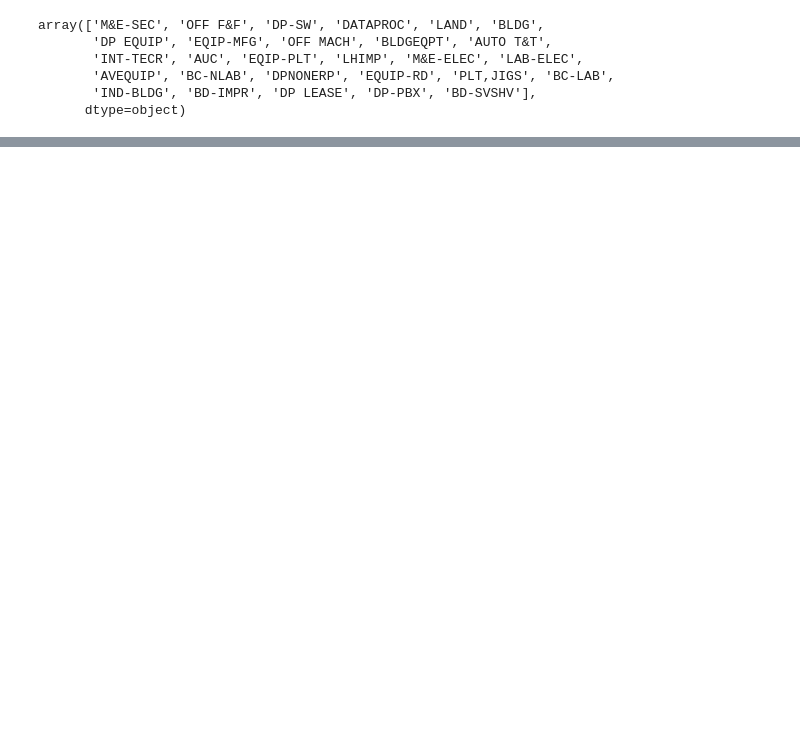
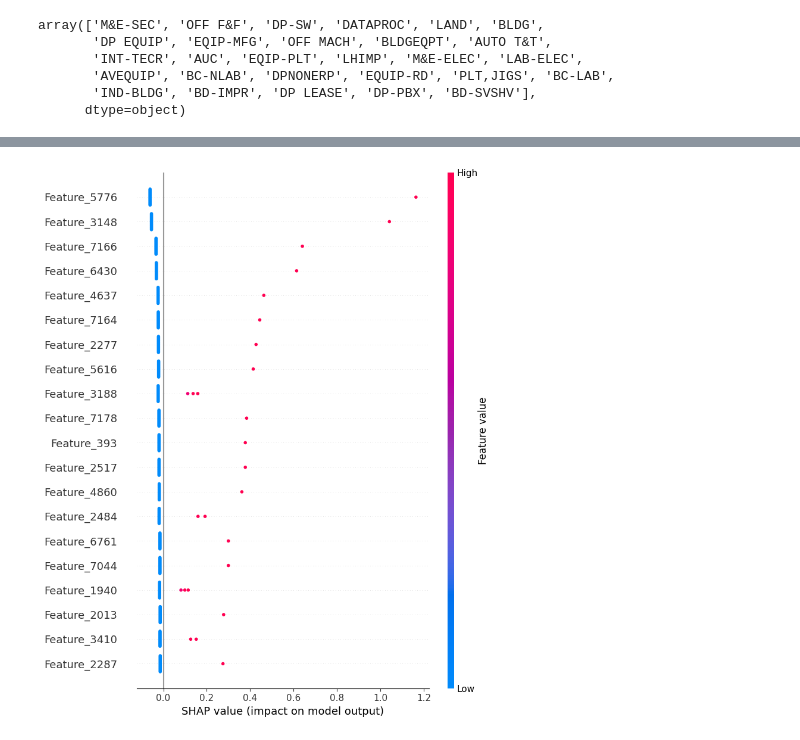
Before and after one commit to JoaoAssalim/Class-by-Description-Classifier-with-NLP, a Jupyter notebook: notebooks/ClassificaçãoDescrições.ipynb, the cells around one changed output, grey strips where cells are left out. Cells and saved outputs as stored; diff of their text form; code cells hidden in the pictures; blank space fills up the shorter version.

```diff
--- a/notebooks/ClassificaçãoDescrições.ipynb
+++ b/notebooks/ClassificaçãoDescrições.ipynb
@@ -201,0 +353,5 @@ plt.show()
+# %%
+y_t = y_train_s[:20]
+X_t = X_train[:20]
+# %%
+X_transformed = pipeline.named_steps["vectorizer"].transform(X_t).toarray()
@@ -201,0 +390,19 @@ plt.show()
+# %%
+model_rvr = RVRWrapper(EMRVR(kernel="linear"))
+model_rvr.fit(X_transformed, y_t)
+explainer = shap.KernelExplainer(model_rvr.predict, X_transformed)
+
+shap_values = explainer.shap_values(X_transformed)
+
+feature_names = [f"Feature_{i}" for i in range(X_transformed.shape[1])]
+output_names = ["Output"]
+
+clustering = None
+
+shap_values = shap.Explanation(values=shap_values, base_values=explainer.expected_value, feature_names=feature_names, output_names=output_names, clustering=clustering)
+
+shap.plots.text(shap_values)
+# %%
+shap.summary_plot(shap_values.values, X_transformed, feature_names=feature_names)
+# %% [output]
+[figure, added]
```
Also changed, not shown: parts of 34 cells of this notebook.
